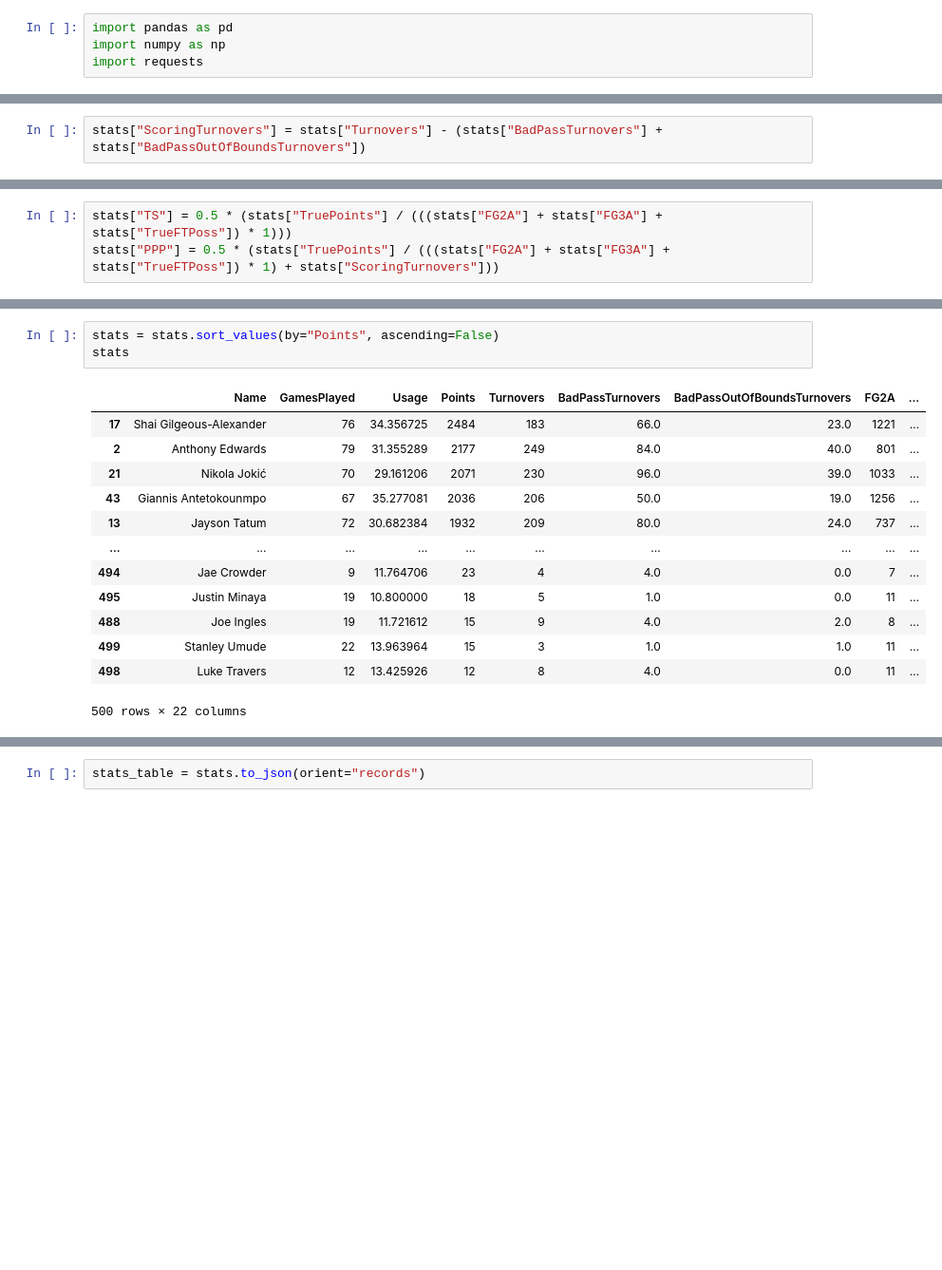
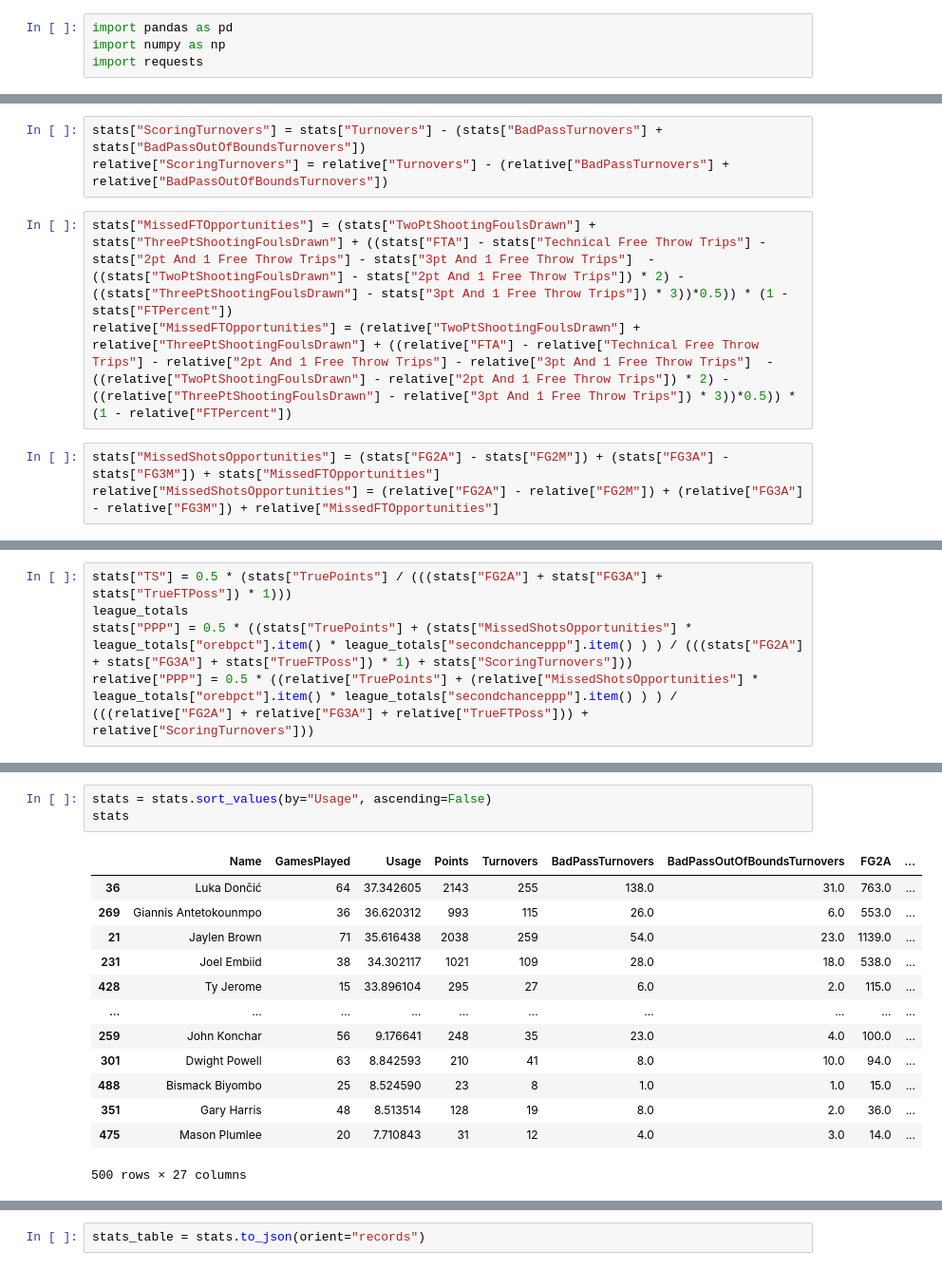
Before and after one commit to bene34/liveball, a Jupyter notebook: liveball/thestats/truescoring.ipynb, the cells around one changed output, grey strips where cells are left out. Shown at 95% size. Saved outputs shown, nothing was run; the diff lists cells and outputs as text; blank space fills up the shorter version.

```diff
--- a/liveball/thestats/truescoring.ipynb
+++ b/liveball/thestats/truescoring.ipynb
@@ -62,2 +75,9 @@ stats["TruePoints"] = stats["Points"] - (stats["Technical Free Throw Trips"] * s
 # %%
 stats["ScoringTurnovers"] = stats["Turnovers"] - (stats["BadPassTurnovers"] + stats["BadPassOutOfBoundsTurnovers"])
+relative["ScoringTurnovers"] = relative["Turnovers"] - (relative["BadPassTurnovers"] + relative["BadPassOutOfBoundsTurnovers"])
+# %%
+stats["MissedFTOpportunities"] = (stats["TwoPtShootingFoulsDrawn"] + stats["ThreePtShootingFoulsDrawn"] + ((stats["FTA"] - stats["Technical Free Throw Trips"] - stats["2pt And 1 Free Throw Trips"] - stats["3pt And 1 Free Throw Trips"]  - ((stats["TwoPtShootingFoulsDrawn"] - stats["2pt And 1 Free Throw Trips"]) * 2) - ((stats["ThreePtShootingFoulsDrawn"] - stats["3pt And 1 Free Throw Trips"]) * 3))*0.5)) * (1 - stats["FTPercent"])
+relative["MissedFTOpportunities"] = (relative["TwoPtShootingFoulsDrawn"] + relative["ThreePtShootingFoulsDrawn"] + ((relative["FTA"] - relative["Technical Free Throw Trips"] - relative["2pt And 1 Free Throw Trips"] - relative["3pt And 1 Free Throw Trips"]  - ((relative["TwoPtShootingFoulsDrawn"] - relative["2pt And 1 Free Throw Trips"]) * 2) - ((relative["ThreePtShootingFoulsDrawn"] - relative["3pt And 1 Free Throw Trips"]) * 3))*0.5)) * (1 - relative["FTPercent"])
+# %%
+stats["MissedShotsOpportunities"] = (stats["FG2A"] - stats["FG2M"]) + (stats["FG3A"] - stats["FG3M"]) + stats["MissedFTOpportunities"]
+relative["MissedShotsOpportunities"] = (relative["FG2A"] - relative["FG2M"]) + (relative["FG3A"] - relative["FG3M"]) + relative["MissedFTOpportunities"]
@@ -64,3 +99,5 @@ stats["ScoringTurnovers"] = stats["Turnovers"] - (stats["BadPassTurnovers"] + st
 # %%
 stats["TS"] = 0.5 * (stats["TruePoints"] / (((stats["FG2A"] + stats["FG3A"] + stats["TrueFTPoss"]) * 1)))
-stats["PPP"] = 0.5 * (stats["TruePoints"] / (((stats["FG2A"] + stats["FG3A"] + stats["TrueFTPoss"]) * 1) + stats["ScoringTurnovers"]))
+league_totals
+stats["PPP"] = 0.5 * ((stats["TruePoints"] + (stats["MissedShotsOpportunities"] * league_totals["orebpct"].item() * league_totals["secondchanceppp"].item() ) ) / (((stats["FG2A"] + stats["FG3A"] + stats["TrueFTPoss"]) * 1) + stats["ScoringTurnovers"]))
+relative["PPP"] = 0.5 * ((relative["TruePoints"] + (relative["MissedShotsOpportunities"] * league_totals["orebpct"].item() * league_totals["secondchanceppp"].item() ) ) / (((relative["FG2A"] + relative["FG3A"] + relative["TrueFTPoss"])) + relative["ScoringTurnovers"]))
@@ -67,17 +110,17 @@ stats["PPP"] = 0.5 * (stats["TruePoints"] / (((stats["FG2A"] + stats["FG3A"] + s
 # %%
-stats = stats.sort_values(by="Points", ascending=False)
+stats = stats.sort_values(by="Usage", ascending=False)
 stats
 # %% [output]
 |  | Name | GamesPlayed | Usage | Points | Turnovers | BadPassTurnovers | BadPassOutOfBoundsTurnovers | FG2A | ... |
-| 17 | Shai Gilgeous-Alexander | 76 | 34.356725 | 2484 | 183 | 66.0 | 23.0 | 1221 | ... |
-| 2 | Anthony Edwards | 79 | 31.355289 | 2177 | 249 | 84.0 | 40.0 | 801 | ... |
-| 21 | Nikola Jokić | 70 | 29.161206 | 2071 | 230 | 96.0 | 39.0 | 1033 | ... |
-| 43 | Giannis Antetokounmpo | 67 | 35.277081 | 2036 | 206 | 50.0 | 19.0 | 1256 | ... |
-| 13 | Jayson Tatum | 72 | 30.682384 | 1932 | 209 | 80.0 | 24.0 | 737 | ... |
+| 36 | Luka Dončić | 64 | 37.342605 | 2143 | 255 | 138.0 | 31.0 | 763.0 | ... |
+| 269 | Giannis Antetokounmpo | 36 | 36.620312 | 993 | 115 | 26.0 | 6.0 | 553.0 | ... |
+| 21 | Jaylen Brown | 71 | 35.616438 | 2038 | 259 | 54.0 | 23.0 | 1139.0 | ... |
+| 231 | Joel Embiid | 38 | 34.302117 | 1021 | 109 | 28.0 | 18.0 | 538.0 | ... |
+| 428 | Ty Jerome | 15 | 33.896104 | 295 | 27 | 6.0 | 2.0 | 115.0 | ... |
 | ... | ... | ... | ... | ... | ... | ... | ... | ... | ... |
-| 494 | Jae Crowder | 9 | 11.764706 | 23 | 4 | 4.0 | 0.0 | 7 | ... |
-| 495 | Justin Minaya | 19 | 10.800000 | 18 | 5 | 1.0 | 0.0 | 11 | ... |
-| 488 | Joe Ingles | 19 | 11.721612 | 15 | 9 | 4.0 | 2.0 | 8 | ... |
-| 499 | Stanley Umude | 22 | 13.963964 | 15 | 3 | 1.0 | 1.0 | 11 | ... |
-| 498 | Luke Travers | 12 | 13.425926 | 12 | 8 | 4.0 | 0.0 | 11 | ... |
+| 259 | John Konchar | 56 | 9.176641 | 248 | 35 | 23.0 | 4.0 | 100.0 | ... |
+| 301 | Dwight Powell | 63 | 8.842593 | 210 | 41 | 8.0 | 10.0 | 94.0 | ... |
+| 488 | Bismack Biyombo | 25 | 8.524590 | 23 | 8 | 1.0 | 1.0 | 15.0 | ... |
+| 351 | Gary Harris | 48 | 8.513514 | 128 | 19 | 8.0 | 2.0 | 36.0 | ... |
+| 475 | Mason Plumlee | 20 | 7.710843 | 31 | 12 | 4.0 | 3.0 | 14.0 | ... |
-500 rows × 22 columns
+500 rows × 27 columns
```
Also changed, not shown: parts of 20 cells of this notebook, 9 other files.
